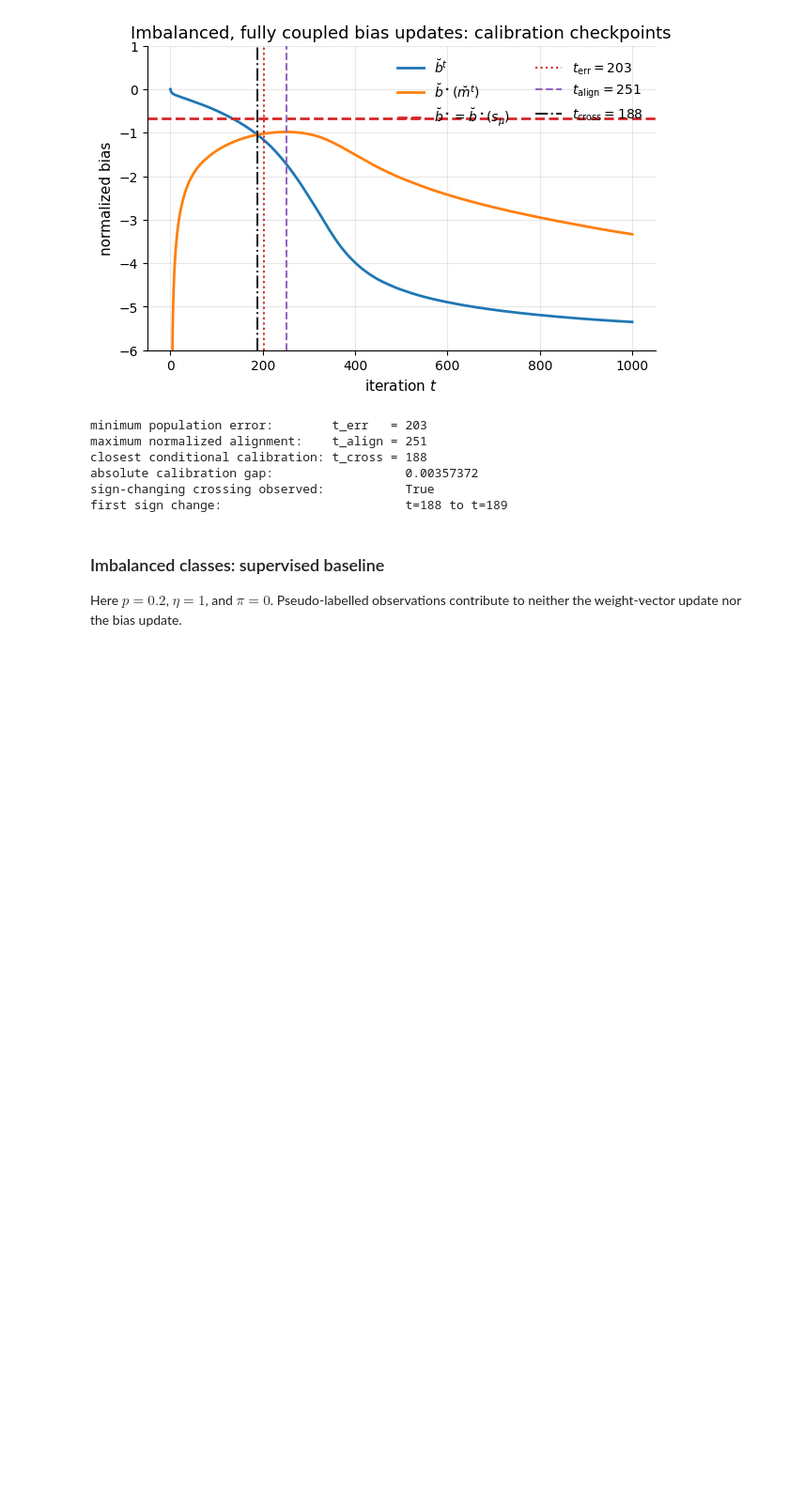
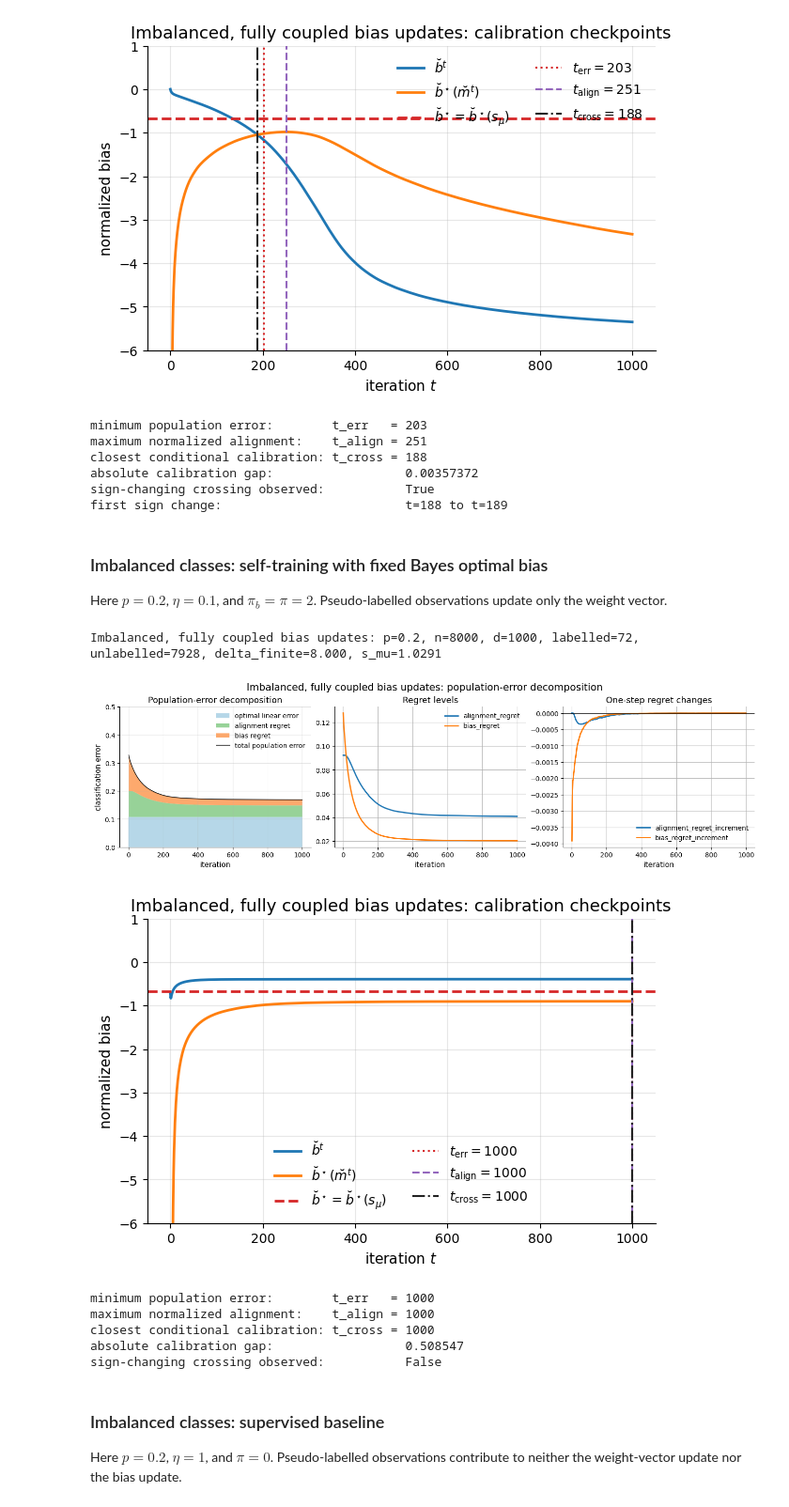
Before and after one commit to ThierryRioual/FeedbackDynamicsOfSelfTraining, a Jupyter notebook: notebooks/01_bias_analysis.ipynb, the cells around one changed output. Shown at 94% size. Saved outputs shown, nothing was run; the diff lists cells and outputs as text; code cells hidden in the pictures; blank space fills up the shorter version.

```diff
--- a/notebooks/01_bias_analysis.ipynb
+++ b/notebooks/01_bias_analysis.ipynb
@@ -398,6 +466,30 @@ closest conditional calibration: t_cross = 188
 absolute calibration gap:                  0.00357372
 sign-changing crossing observed:           True
 first sign change:                         t=188 to t=189
+# %% [markdown]
+### Imbalanced classes: self-training with fixed Bayes optimal bias
+
+Here $p=0.2$, $\eta=0.1$, and $\pi_b=\pi=2$. Pseudo-labelled observations update only the weight vector.
+# %%
+imbalanced_fixed_bias = analyze_bias_experiment(
+    name="Imbalanced, fully coupled bias updates",
+    label_prior=IMBALANCED_PRIOR,
+    eta=FULL_BIAS_ETA,
+    pseudo_label_param=SELF_TRAINING_PI,
+    bias_pseudo_label_param=FULL_BIAS_WEIGHT,
+    bias_ylim=(-6.0, 1.0),
+    include_bias=False,
+    initial_bias=global_optimal_bias
+)
+# %% [output]
+Imbalanced, fully coupled bias updates: p=0.2, n=8000, d=1000, labelled=72, unlabelled=7928, delta_finite=8.000, s_mu=1.0291
+[figure, added]
+[figure, added]
+minimum population error:        t_err   = 1000
+maximum normalized alignment:    t_align = 1000
+closest conditional calibration: t_cross = 1000
+absolute calibration gap:                  0.508547
+sign-changing crossing observed:           False
 # %% [markdown]
 ### Imbalanced classes: supervised baseline
 
```
Also changed, not shown: parts of 10 cells of this notebook, 13 other files.
